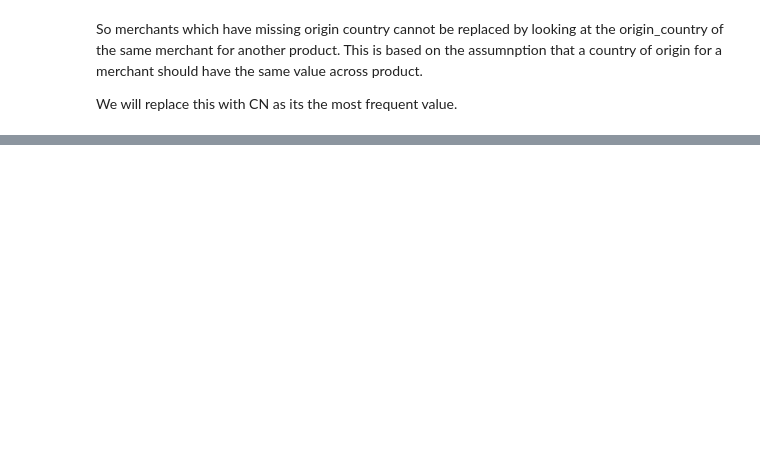
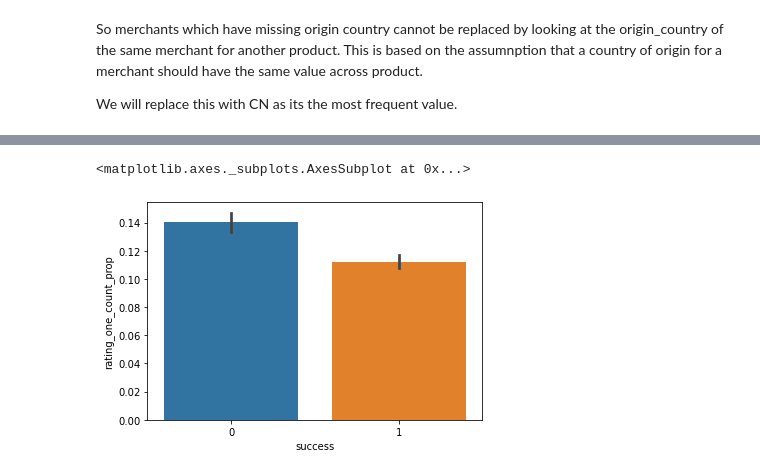
Before and after one commit to pritesh-ranjan/Wish.com-Sales-Data-Predictive-Analytics, a Jupyter notebook: exploratory-data-analysis-of-wish-com-sales.ipynb, the cells around one changed output, grey strips where cells are left out. Saved outputs shown, nothing was run; the diff lists cells and outputs as text; code cells hidden in the pictures; blank space fills up the shorter version.

```diff
--- a/exploratory-data-analysis-of-wish-com-sales.ipynb
+++ b/exploratory-data-analysis-of-wish-com-sales.ipynb
@@ -267,0 +592,11 @@ product_sales_df['success'] = product_sales_df['units_sold'].apply(lambda x: 1 i
+# %%
+product_sales_df['rating_three_count_prop'] = product_sales_df['rating_three_count']/product_sales_df['rating_count']
+product_sales_df['rating_four_count_prop'] = product_sales_df['rating_four_count']/product_sales_df['rating_count']
+product_sales_df['rating_five_count_prop'] = product_sales_df['rating_five_count']/product_sales_df['rating_count']
+product_sales_df['rating_two_count_prop'] = product_sales_df['rating_two_count']/product_sales_df['rating_count']
+product_sales_df['rating_one_count_prop'] = product_sales_df['rating_one_count']/product_sales_df['rating_count']
+# %%
+sns.barplot(x='success', y='rating_one_count_prop', data=product_sales_df)
+# %% [output]
+<matplotlib.axes._subplots.AxesSubplot at 0x...>
+[figure, added]
```
Also changed, not shown: parts of 40 cells of this notebook.
